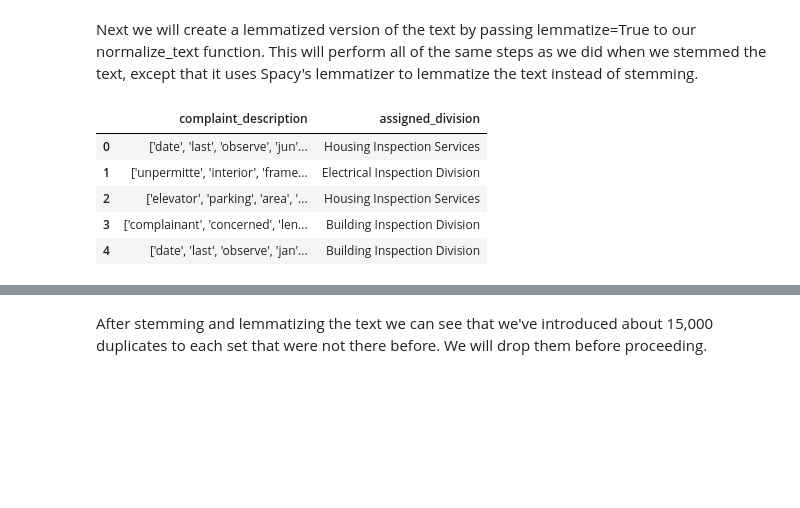
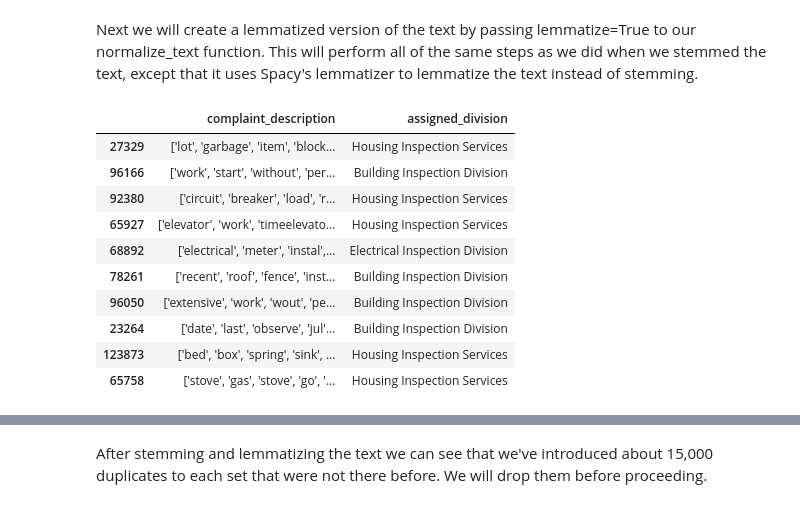
Before and after one commit to wct432/sf_building_complaints, a Jupyter notebook: notebooks/clean_data.ipynb, the cells around one changed output, grey strips where cells are left out. Cells and saved outputs as stored; diff of their text form; code cells hidden in the pictures; blank space fills up the shorter version.

```diff
--- a/notebooks/clean_data.ipynb
+++ b/notebooks/clean_data.ipynb
@@ -137,14 +136,19 @@ lemmatized.to_csv(lemmatized_path + '/lemmatized_text.csv')
 lemmatized = pd.read_csv(lemmatized_path + 'lemmatized_text.csv',index_col=[0])
 stemmed = pd.read_csv(stemmed_path + 'stemmed_text.csv',index_col=[0])
 # %%
-lemmatized.head()
+lemmatized.sample(10)
 # %% [output]
 |  | complaint_description | assigned_division |
-| 0 | ['date', 'last', 'observe', 'jun'... | Housing Inspection Services |
-| 1 | ['unpermitte', 'interior', 'frame... | Electrical Inspection Division |
-| 2 | ['elevator', 'parking', 'area', '... | Housing Inspection Services |
-| 3 | ['complainant', 'concerned', 'len... | Building Inspection Division |
-| 4 | ['date', 'last', 'observe', 'jan'... | Building Inspection Division |
+| 27329 | ['lot', 'garbage', 'item', 'block... | Housing Inspection Services |
+| 96166 | ['work', 'start', 'without', 'per... | Building Inspection Division |
+| 92380 | ['circuit', 'breaker', 'load', 'r... | Housing Inspection Services |
+| 65927 | ['elevator', 'work', 'timeelevato... | Housing Inspection Services |
+| 68892 | ['electrical', 'meter', 'instal',... | Electrical Inspection Division |
+| 78261 | ['recent', 'roof', 'fence', 'inst... | Building Inspection Division |
+| 96050 | ['extensive', 'work', 'wout', 'pe... | Building Inspection Division |
+| 23264 | ['date', 'last', 'observe', 'jul'... | Building Inspection Division |
+| 123873 | ['bed', 'box', 'spring', 'sink', ... | Housing Inspection Services |
+| 65758 | ['stove', 'gas', 'stove', 'go', '... | Housing Inspection Services |
 # %%
 lemmatized.shape
 # %% [output]
```
Also changed, not shown: parts of 42 cells of this notebook, 29 other files.
